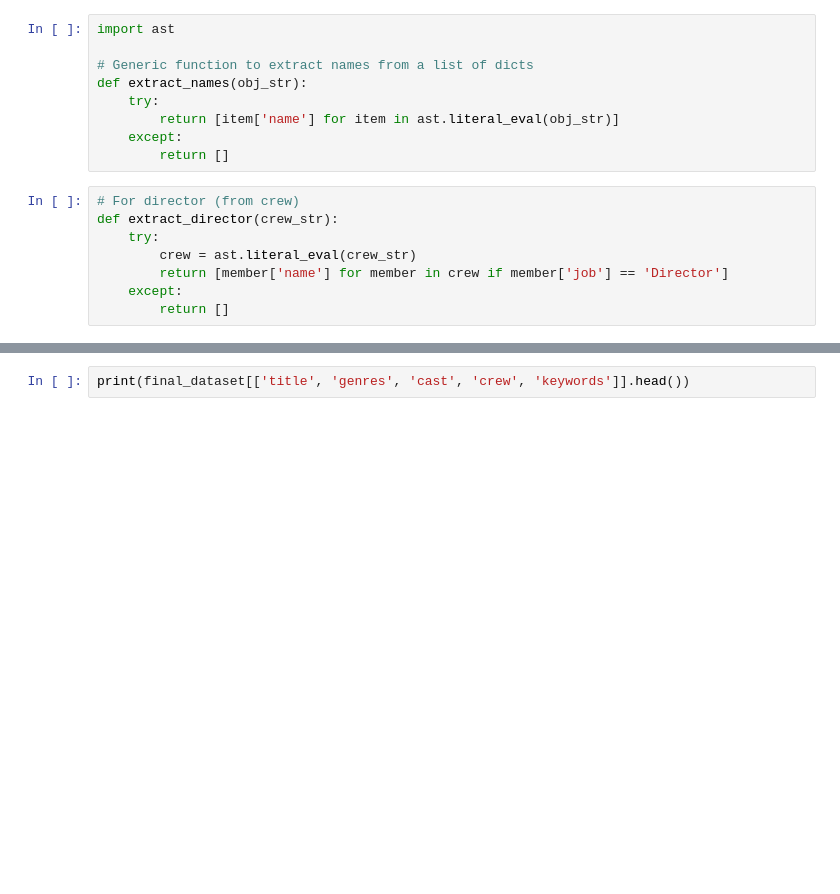
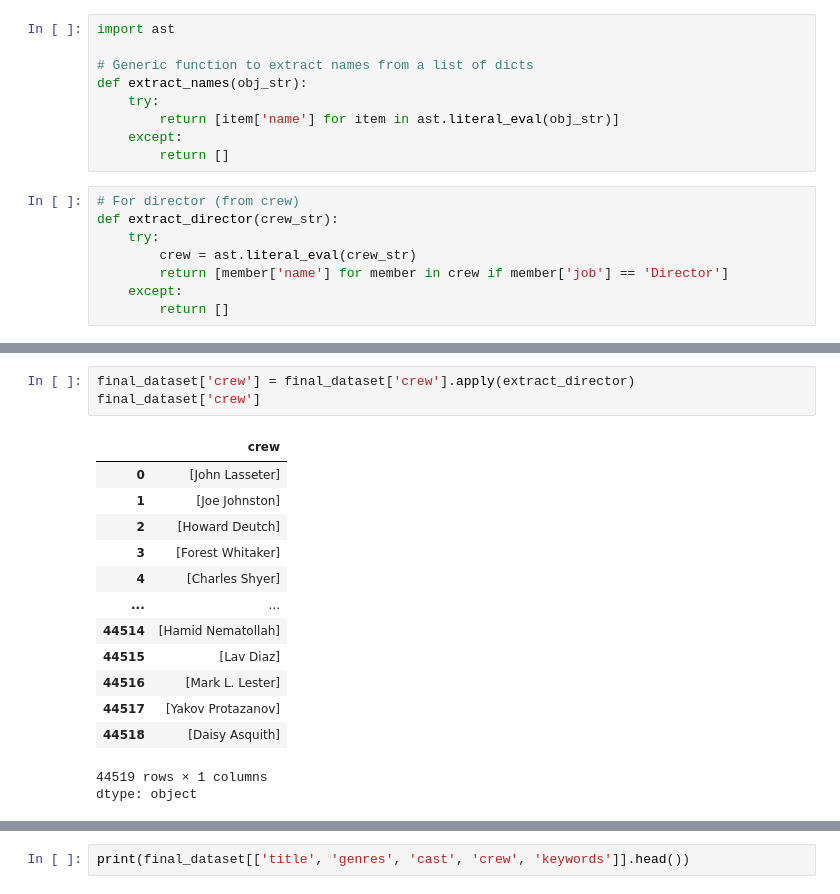
Before and after one commit to Sui-Generis-14/Movie-Recommendation-System, a Jupyter notebook: MovieRecommendationSystem.ipynb, the cells around one changed output, grey strips where cells are left out. Cells and saved outputs as stored; diff of their text form; blank space fills up the shorter version.

```diff
--- a/MovieRecommendationSystem.ipynb
+++ b/MovieRecommendationSystem.ipynb
@@ -375,0 +387,18 @@ See the caveats in the documentation: https://pandas.pydata.org/pandas-docs/stab
+# %%
+final_dataset['crew'] = final_dataset['crew'].apply(extract_director)
+final_dataset['crew']
+# %% [output]
+|  | crew |
+| 0 | [John Lasseter] |
+| 1 | [Joe Johnston] |
+| 2 | [Howard Deutch] |
+| 3 | [Forest Whitaker] |
+| 4 | [Charles Shyer] |
+| ... | ... |
+| 44514 | [Hamid Nematollah] |
+| 44515 | [Lav Diaz] |
+| 44516 | [Mark L. Lester] |
+| 44517 | [Yakov Protazanov] |
+| 44518 | [Daisy Asquith] |
+44519 rows × 1 columns
+dtype: object
```
Also changed, not shown: parts of 22 cells of this notebook.
